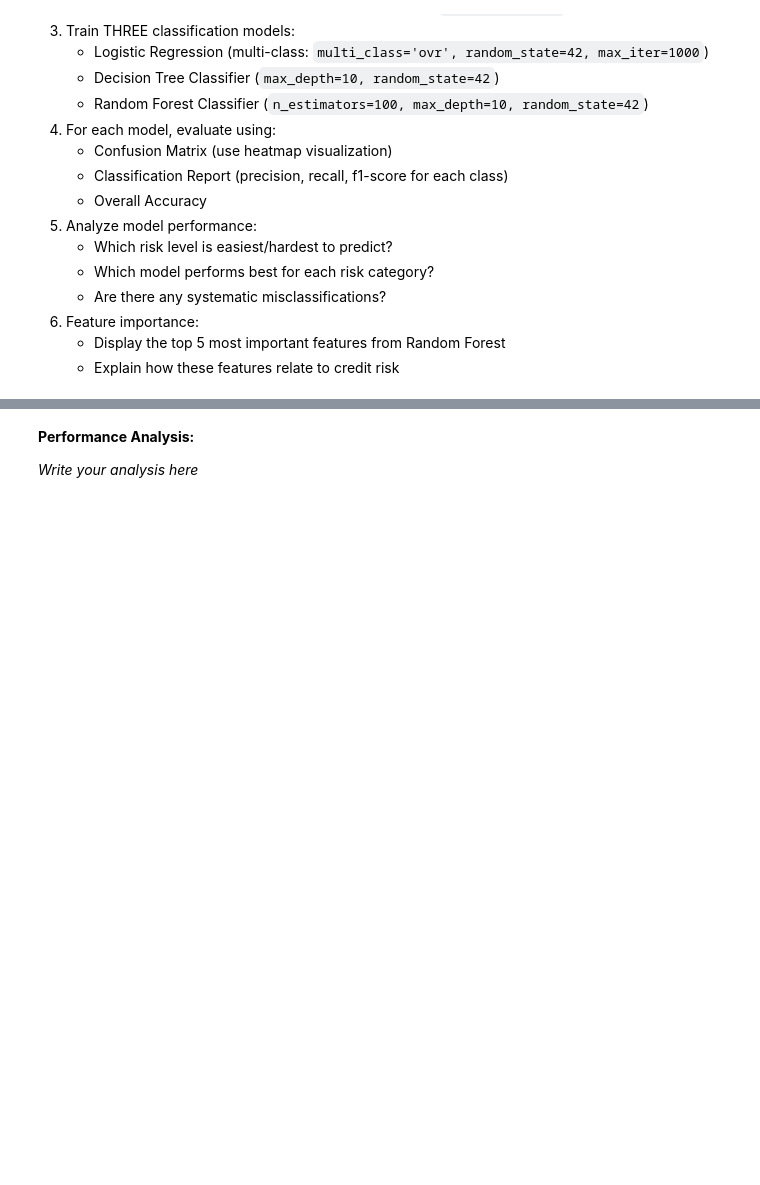
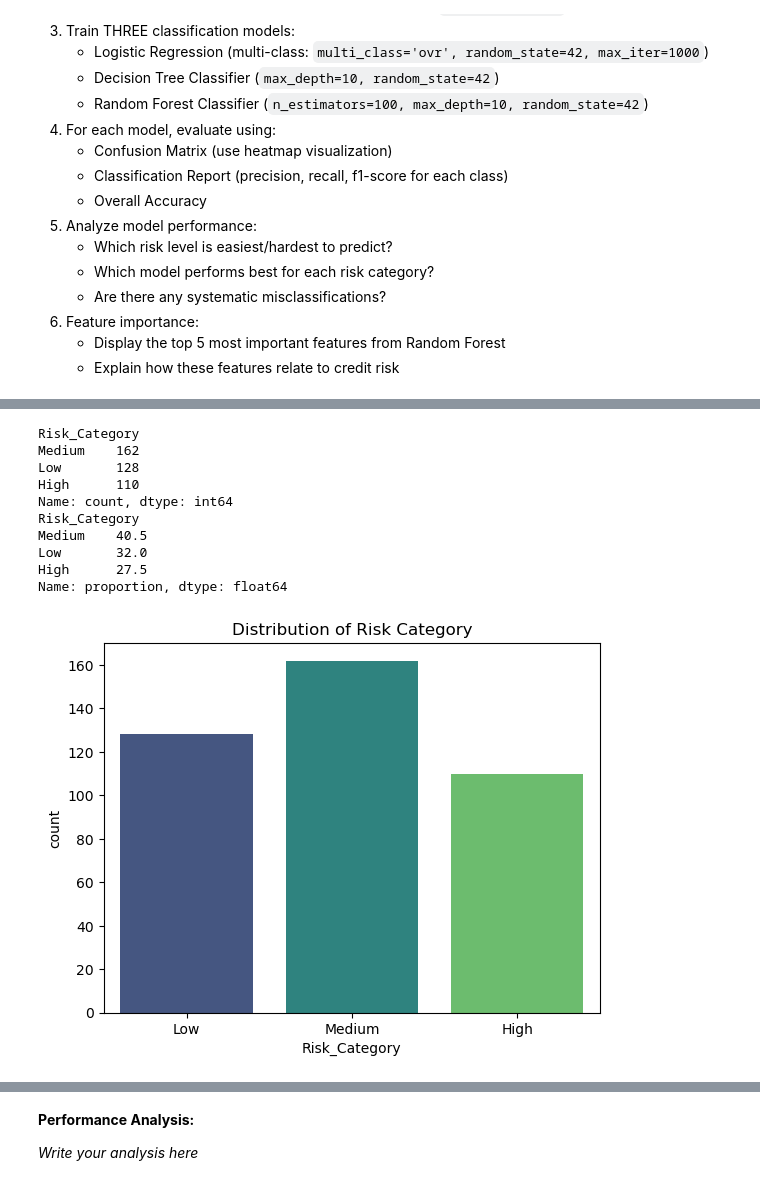
Before and after one commit to Blessing-Ekeh/dataraflow-week16-Regression, a Jupyter notebook: Take Home.ipynb, the cells around one changed output, grey strips where cells are left out. Saved outputs shown, nothing was run; the diff lists cells and outputs as text; code cells hidden in the pictures; blank space fills up the shorter version.

Commit message:
Assignment 3 Solution

```diff
--- a/Take Home.ipynb
+++ b/Take Home.ipynb
@@ -1084,2 +1115,7 @@ Higher threshold for cost control and efficiency.
 # %%
 # Load and explore the dataset
+assignment3_data = pd.read_csv('Assignment-Dataset/assignment3_credit_risk.csv')
+# Quick overview for data quality issues
+display(assignment3_data.head())
+print(assignment3_data.info())
+print(assignment3_data.describe())
@@ -1087,0 +1146,24 @@ Higher threshold for cost control and efficiency.
+# %%
+# Examine Distribution of Risk Levels
+# Count distribution
+print(assignment3_data['Risk_Category'].value_counts())
+
+# Percentage distribution
+print(assignment3_data['Risk_Category'].value_counts(normalize=True) * 100)
+
+# Visualize distribution
+sns.countplot(x='Risk_Category', data=assignment3_data, palette='viridis', hue= 'Risk_Category')
+plt.title("Distribution of Risk Category")
+plt.show()
+# %% [output]
+Risk_Category
+Medium    162
+Low       128
+High      110
+Name: count, dtype: int64
+Risk_Category
+Medium    40.5
+Low       32.0
+High      27.5
+Name: proportion, dtype: float64
+[figure, added]
```
Also changed, not shown: parts of 25 cells of this notebook.
